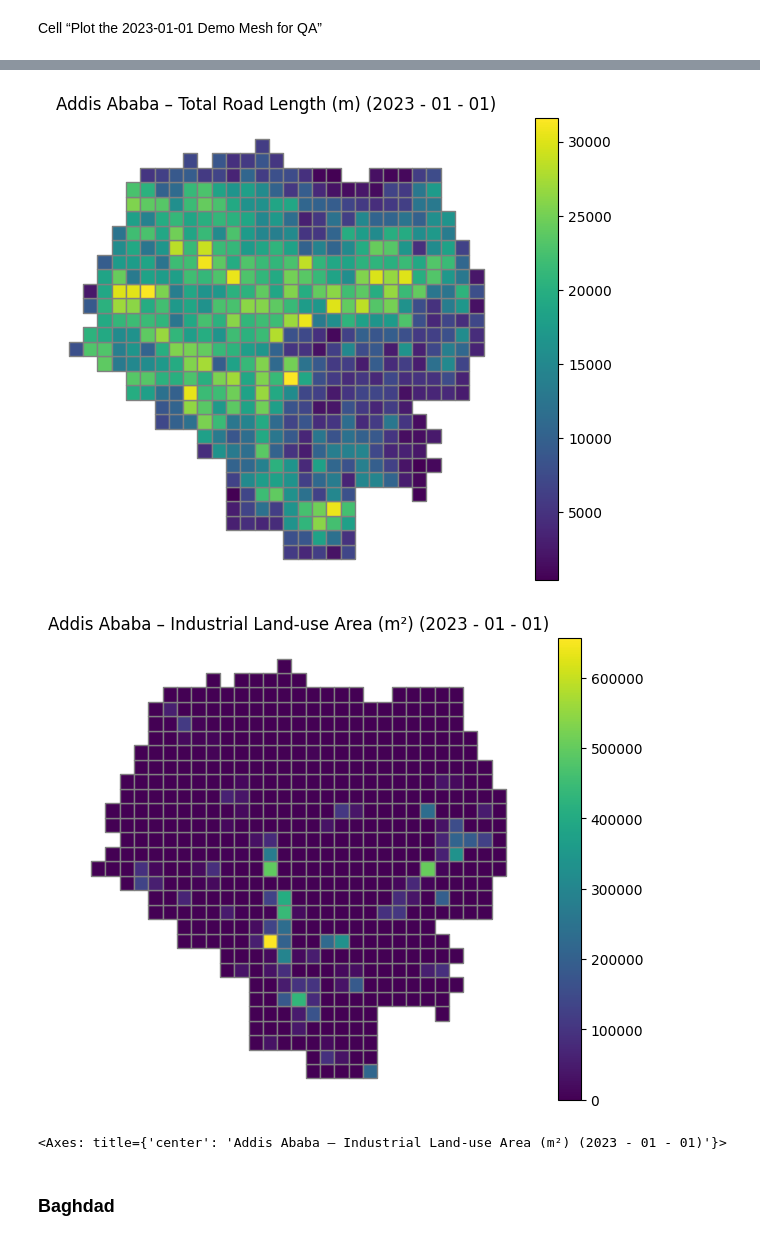
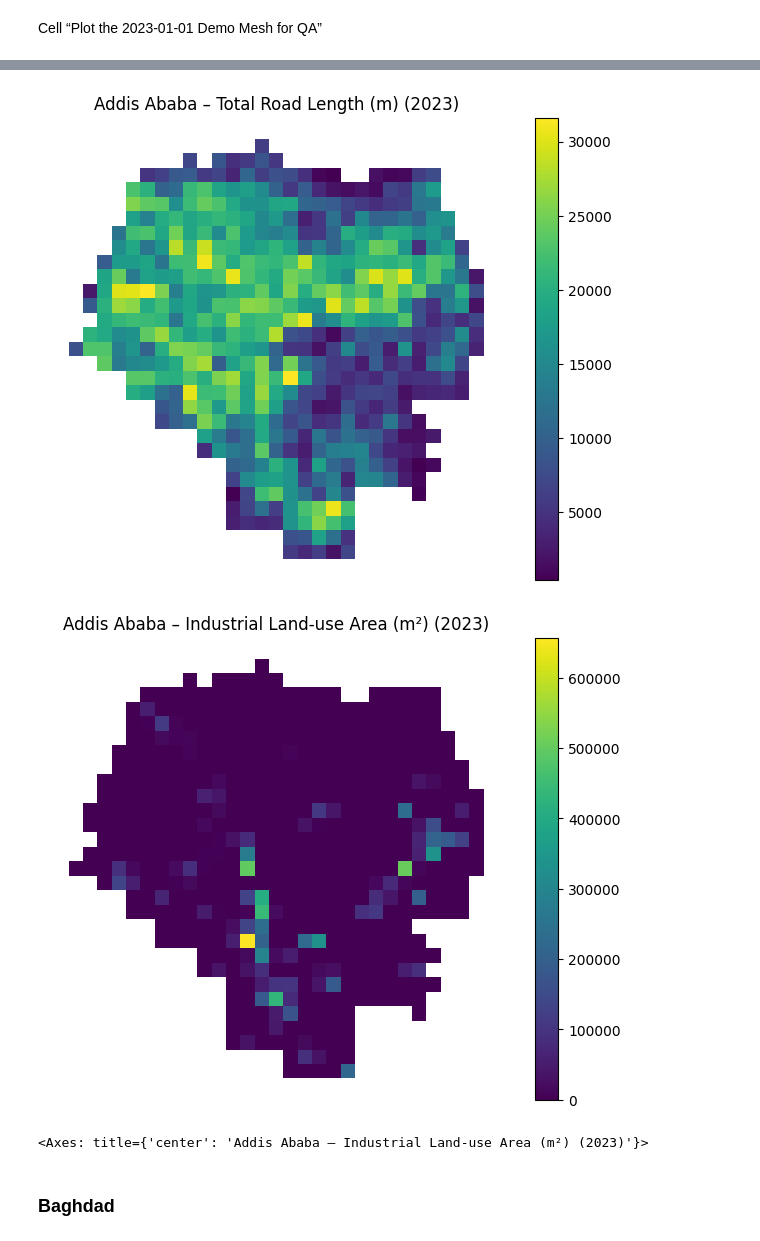
Before and after one commit to yixuan228/air-pollution-mobility-research-project, a Jupyter notebook: notebooks/2_contributing_factors_data_analysis.ipynb, the cells around one changed output, grey strips where cells are left out. Drawn from its saved outputs; the diff is of its cells as text; code cells hidden in the pictures.

```diff
--- a/notebooks/2_contributing_factors_data_analysis.ipynb
+++ b/notebooks/2_contributing_factors_data_analysis.ipynb
@@ -141,29 +141,32 @@ gdf_addis = gpd.read_file(demo_dir / "addis-ababa-2023-01-01.gpkg")
 plot_mesh(
     mesh    = gdf_addis,
     feature = "poi_share",
-    title   = "Addis Ababa – POI Share (2023 - 01 - 01)",
+    title   = "Addis Ababa – POI Share (2023)",
     figsize = (8, 6),
     show    = True,
-    cmap    = "viridis"
+    cmap    = "viridis",
+    show_edges=False
 )
 
 # Road Length (this also should work)
 plot_mesh(
     mesh    = gdf_addis,
     feature = "road_len",
-    title   = "Addis Ababa – Total Road Length (m) (2023 - 01 - 01)",
+    title   = "Addis Ababa – Total Road Length (m) (2023)",
     figsize = (8, 6),
     show    = True,
-    cmap    = "viridis"
+    cmap    = "viridis",
+    show_edges=False
 )
 
 # Industrial Land‐use Area (now guaranteed to exist)
 plot_mesh(
     mesh    = gdf_addis,
     feature = "lu_industrial_area",
-    title   = "Addis Ababa – Industrial Land‐use Area (m²) (2023 - 01 - 01)",
+    title   = "Addis Ababa – Industrial Land‐use Area (m²) (2023)",
     figsize = (8, 6),
     show    = True,
-    cmap    = "viridis"
+    cmap    = "viridis",
+    show_edges=False
 )
 # %% [output]
@@ -171,6 +174,6 @@ plot_mesh(
-[figure, old version]
+[figure, new version]
-[figure, old version]
+[figure, new version]
-<Axes: title={'center': 'Addis Ababa – Industrial Land‐use Area (m²) (2023 - 01 - 01)'}>
+<Axes: title={'center': 'Addis Ababa – Industrial Land‐use Area (m²) (2023)'}>
 # %% [markdown]
 ### Baghdad
 # %% [markdown]
```
Also changed, not shown: parts of 2 cells of this notebook.
